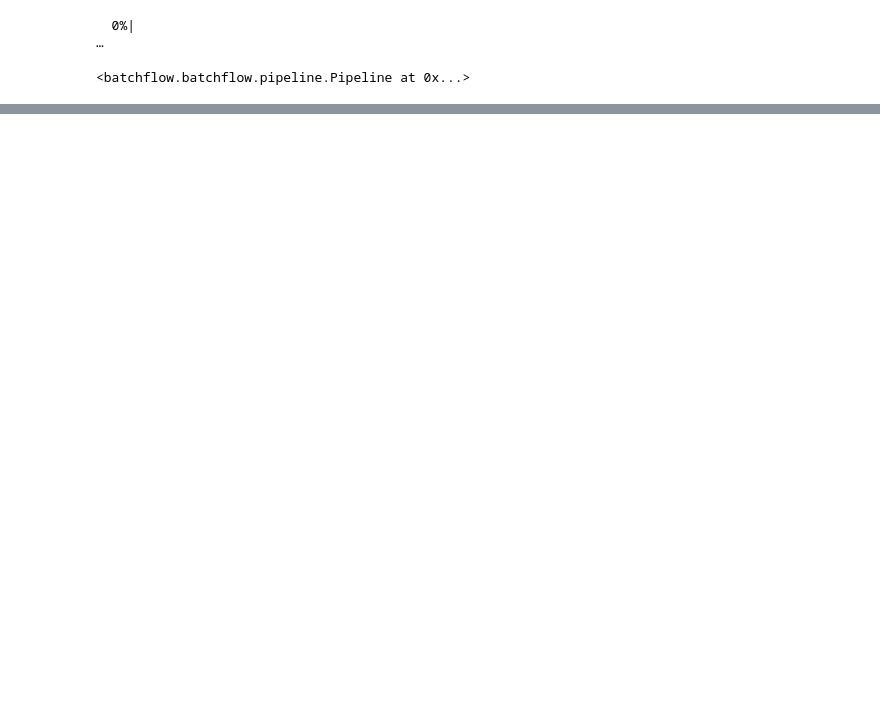
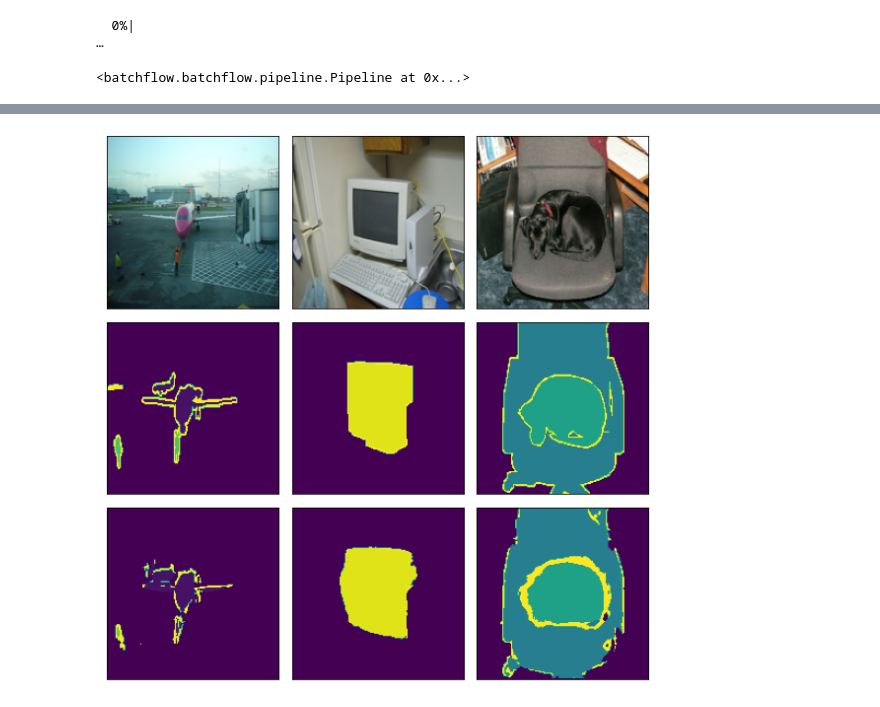
Before and after one commit to RisaMagpie/neuronets, a Jupyter notebook: pascal train/bf_UNet_pascal.ipynb, the cells around one changed output, grey strips where cells are left out. Drawn from its saved outputs; the diff is of its cells as text; code cells hidden in the pictures; blank space fills up the shorter version.

```diff
--- a/pascal train/bf_UNet_pascal.ipynb
+++ b/pascal train/bf_UNet_pascal.ipynb
@@ -174,0 +209,14 @@ plt.show()
+# %%
+train_metrics_pipeline = (dataset.train.p
+                          .import_model('model', train_pipeline)
+                          .init_variable('metrics')
+                          .init_variable('predictions')
+                          .resize(size=IMAGE_SHAPE, src=['images', 'labels'], dst=['images', 'labels'])
+                          .to_array(channels='first', src=['images', 'labels'], dst=['images', 'labels'])
+                          .process_mask(B('labels'), save_to=B('labels'))
+                          .predict_model('model', B('images'), fetches='predictions',
+                                         save_to=V('predictions'))
+                          .gather_metrics('classification', B('labels'), V('predictions'),
+                                          axis=1, fmt='logits', num_classes=num_classes,
+                                          save_to=V('metrics', mode='update'))
+)
@@ -174,0 +228,19 @@ plt.show()
+# %%
+batch = train_metrics_pipeline.next_batch(3)
+outputs = train_metrics_pipeline.v('predictions')[:3]
+# %%
+fig, axs = plt.subplots(nrows=3, ncols=3, figsize=(8, 8), subplot_kw={'xticks': [], 'yticks': []})
+
+for picture_num, ax in enumerate(axs.flat):
+    if picture_num<3:
+        ax.imshow(np.moveaxis(batch.images[picture_num] / 255, 0, -1))
+    elif picture_num < 6:
+        ax.imshow(batch.labels[picture_num-3])
+    else:
+        ax.imshow(np.argmax(outputs[picture_num-6], axis=0))
+
+
+plt.tight_layout()
+plt.show()
+# %% [output]
+[figure, added]
```
Also changed, not shown: parts of 18 cells of this notebook, 2 other files.
